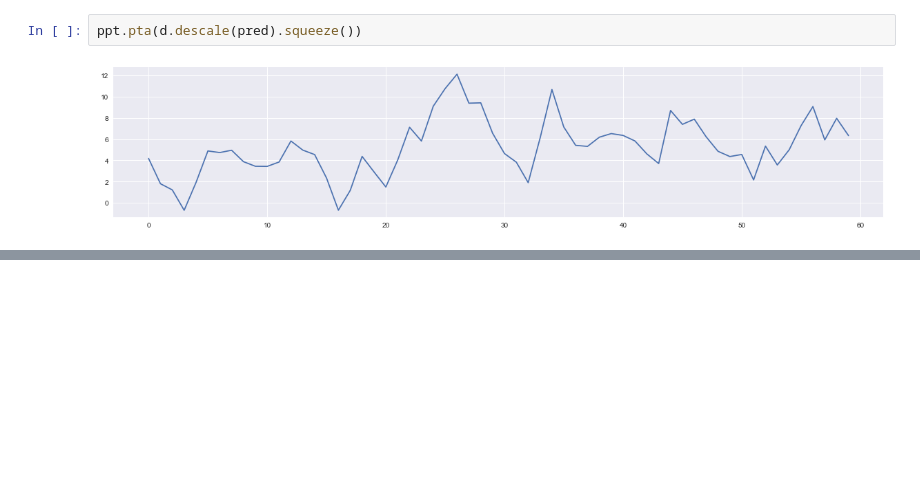
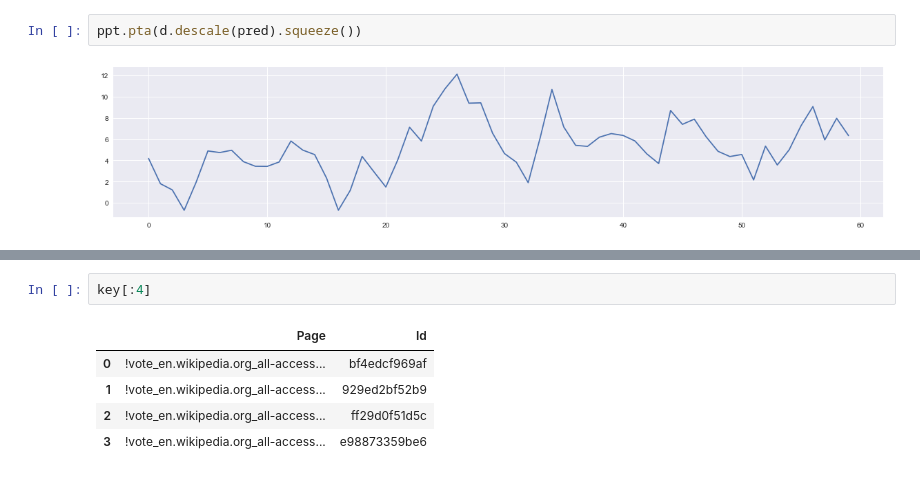
Before and after one commit to thepaulm/web-traffic-time-series-forecasting, a Jupyter notebook: Load Trained From Linux.ipynb, the cells around one changed output, grey strips where cells are left out. Cells and saved outputs as stored; diff of their text form; blank space fills up the shorter version.

```diff
--- a/Load Trained From Linux.ipynb
+++ b/Load Trained From Linux.ipynb
@@ -90,0 +107,8 @@ ppt.pta(d.descale(pred).squeeze())
+# %%
+key[:4]
+# %% [output]
+|  | Page | Id |
+| 0 | !vote_en.wikipedia.org_all-access... | bf4edcf969af |
+| 1 | !vote_en.wikipedia.org_all-access... | 929ed2bf52b9 |
+| 2 | !vote_en.wikipedia.org_all-access... | ff29d0f51d5c |
+| 3 | !vote_en.wikipedia.org_all-access... | e98873359be6 |
```
Also changed, not shown: parts of 30 cells of this notebook.
